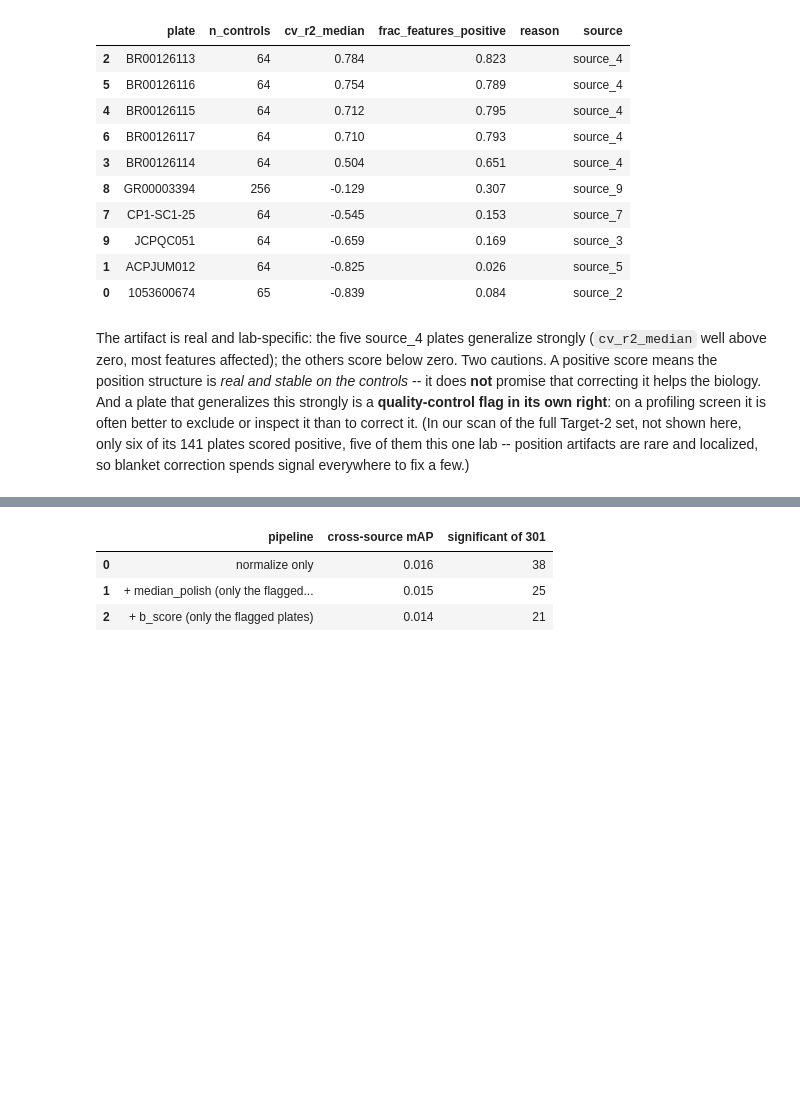
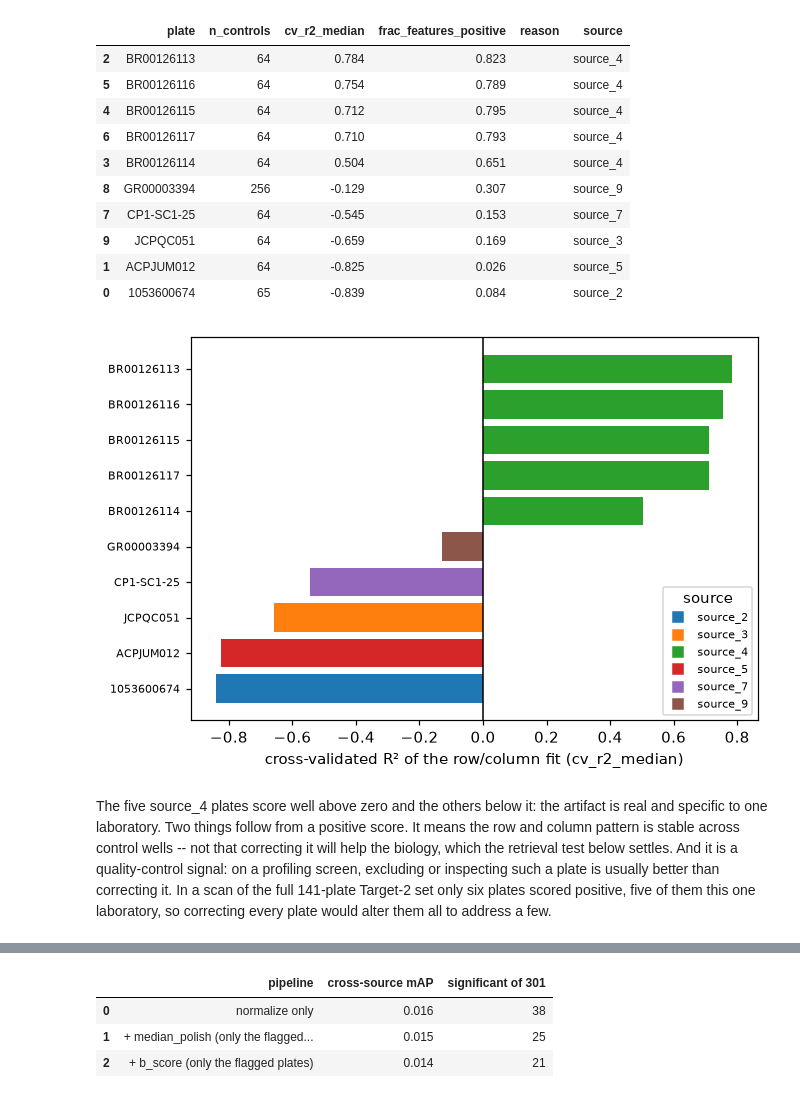
Before and after one commit to scverse/mantispy, a Jupyter notebook: docs/case_studies/plate_position.ipynb, the cells around one changed output, grey strips where cells are left out. Drawn from its saved outputs; the diff is of its cells as text; code cells hidden in the pictures; blank space fills up the shorter version.

```diff
--- a/docs/case_studies/plate_position.ipynb
+++ b/docs/case_studies/plate_position.ipynb
@@ -113,11 +115,28 @@ detection.sort_values("cv_r2_median", ascending=False).round({"cv_r2_median": 3,
 | 9 | JCPQC051 | 64 | -0.659 | 0.169 |  | source_3 |
 | 1 | ACPJUM012 | 64 | -0.825 | 0.026 |  | source_5 |
 | 0 | 1053600674 | 65 | -0.839 | 0.084 |  | source_2 |
+# %%
+scored = detection.dropna(subset=["cv_r2_median"]).sort_values("cv_r2_median")
+palette = dict(zip(sorted(scored["source"].unique()), plt.cm.tab10.colors, strict=False))
+
+fig, ax = plt.subplots(figsize=(6, 4), layout="constrained")
+ax.barh(range(len(scored)), scored["cv_r2_median"], color=[palette[s] for s in scored["source"]])
+ax.axvline(0.0, color="black", lw=1)
+ax.set_yticks(range(len(scored)), scored["plate"], fontsize=7)
+ax.set_xlabel("cross-validated R² of the row/column fit (cv_r2_median)")
+ax.legend(
+    handles=[plt.Line2D([], [], marker="s", ls="", color=c, label=s) for s, c in palette.items()],
+    fontsize=7,
+    loc="lower right",
+    title="source",
+)
+plt.show()
+# %% [output]
+[figure, added]
 # %% [markdown]
-The artifact is real and lab-specific: the five source_4 plates generalize strongly (`cv_r2_median` well above
-zero, most features affected); the others score below zero. Two cautions. A positive score means the position
-structure is *real and stable on the controls* -- it does **not** promise that correcting it helps the biology.
-And a plate that generalizes this strongly is a **quality-control flag in its own right**: on a profiling screen
-it is often better to exclude or inspect it than to correct it. (In our scan of the full Target-2 set, not shown
-here, only six of its 141 plates scored positive, five of them this one lab -- position artifacts are rare and
-localized, so blanket correction spends signal everywhere to fix a few.)
+The five source_4 plates score well above zero and the others below it: the artifact is real and specific to one
+laboratory. Two things follow from a positive score. It means the row and column pattern is stable across
+control wells -- not that correcting it will help the biology, which the retrieval test below settles. And it is
+a quality-control signal: on a profiling screen, excluding or inspecting such a plate is usually better than
+correcting it. In a scan of the full 141-plate Target-2 set only six plates scored positive, five of them this
+one laboratory, so correcting every plate would alter them all to address a few.
```
Also changed, not shown: parts of 9 cells of this notebook.
